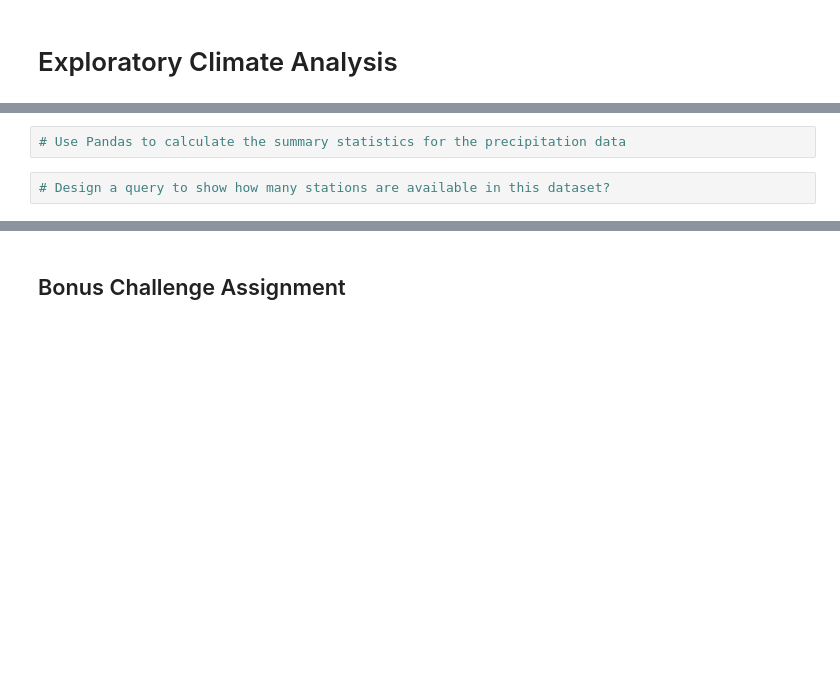
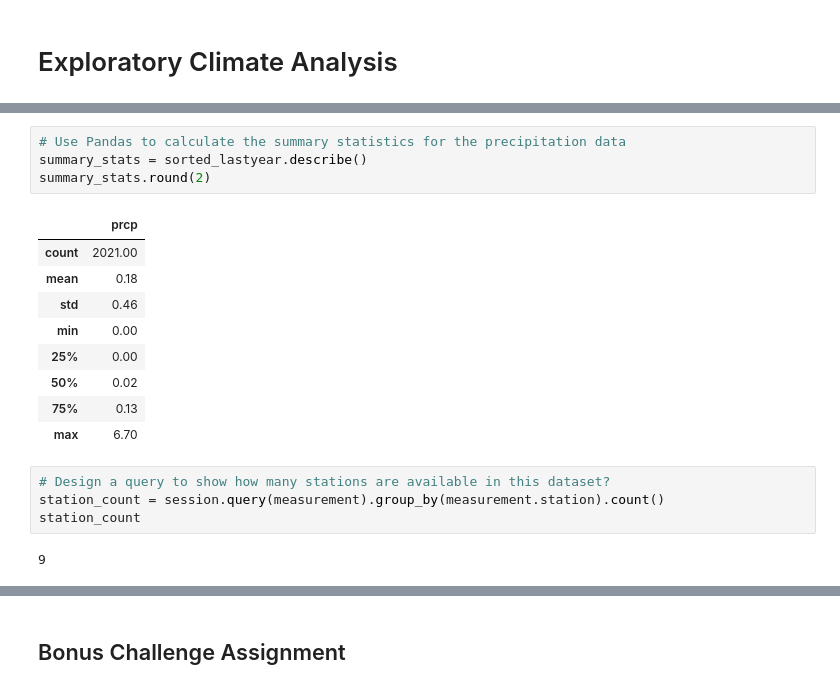
Before and after one commit to nbolt1989/climate_analysis_sqlalchemy, a Jupyter notebook: Climate.ipynb, the cells around one changed output, grey strips where cells are left out. Cells and saved outputs as stored; diff of their text form; blank space fills up the shorter version.

```diff
--- a/Climate.ipynb
+++ b/Climate.ipynb
@@ -93,7 +151,23 @@ plt.show()
 # %%
 # Use Pandas to calculate the summary statistics for the precipitation data
+summary_stats = sorted_lastyear.describe()
+summary_stats.round(2)
+# %% [output]
+|  | prcp |
+| count | 2021.00 |
+| mean | 0.18 |
+| std | 0.46 |
+| min | 0.00 |
+| 25% | 0.00 |
+| 50% | 0.02 |
+| 75% | 0.13 |
+| max | 6.70 |
 # %%
 # Design a query to show how many stations are available in this dataset?
+station_count = session.query(measurement).group_by(measurement.station).count()
+station_count
+# %% [output]
+9
 # %%
 # What are the most active stations? (i.e. what stations have the most rows)?
 # List the stations and the counts in descending order.
```
Also changed, not shown: parts of 16 cells of this notebook, 1 other file.
